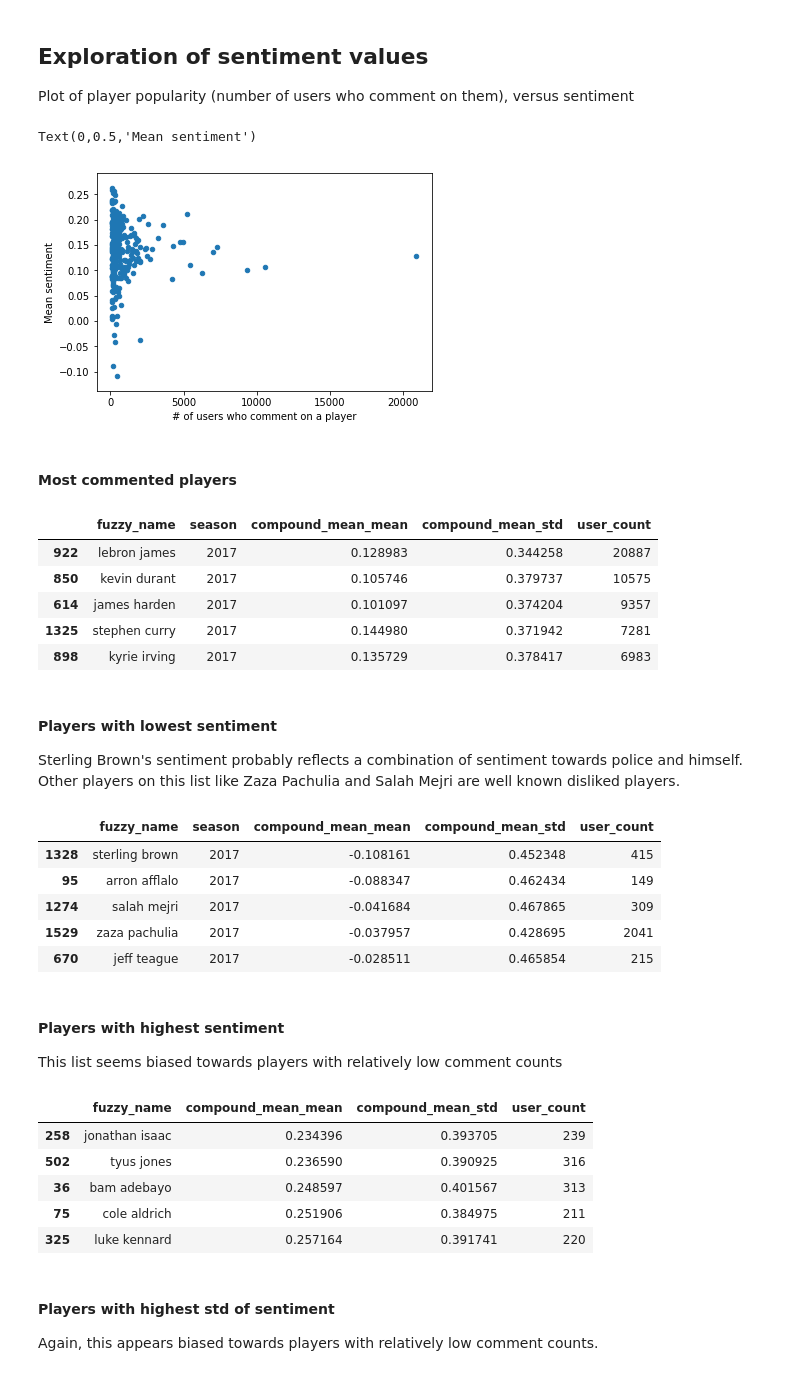
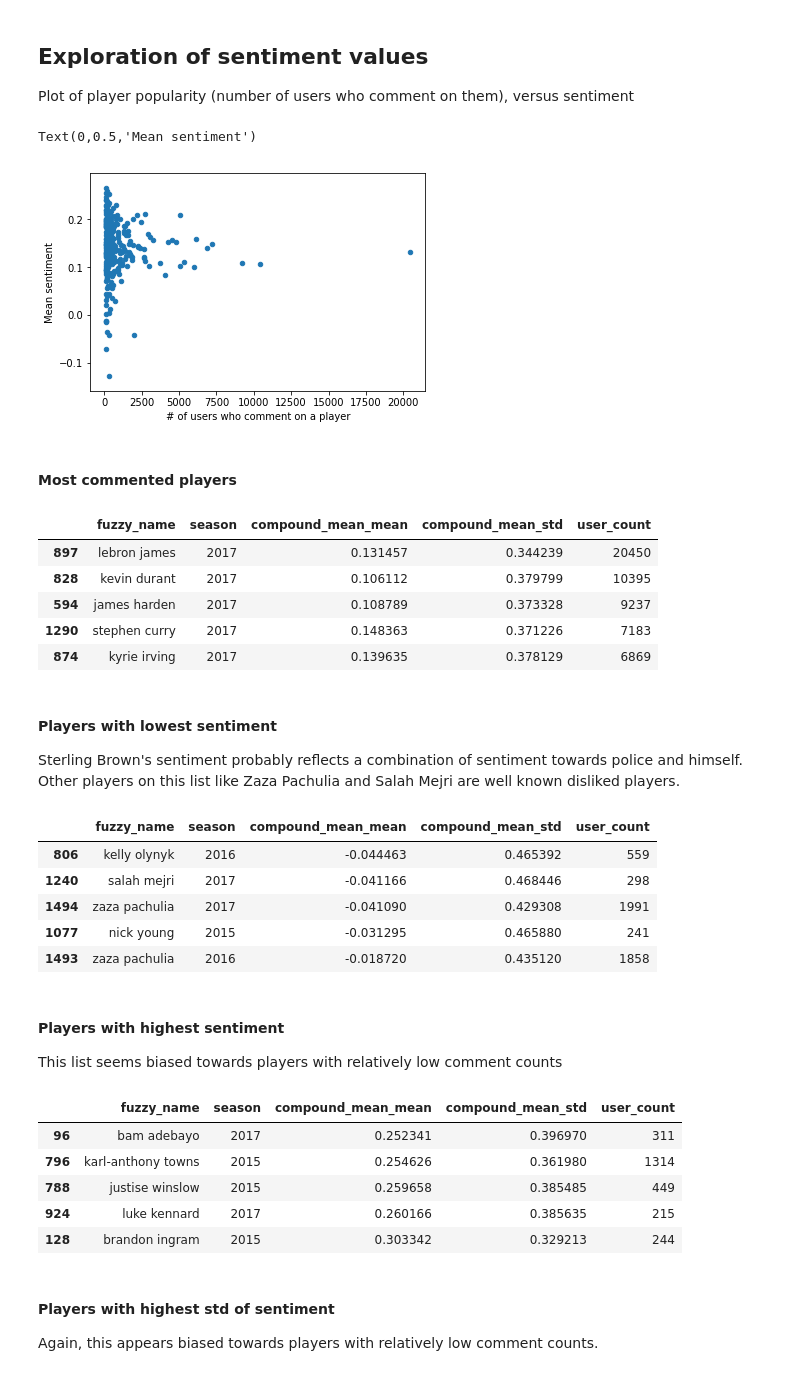
Before and after one commit to map222/trailofpapers, a Jupyter notebook: sentiment_sports/nba-sentiment.ipynb, the cells around one changed output. Drawn from its saved outputs; the diff is of its cells as text; code cells hidden in the pictures.

```diff
--- a/sentiment_sports/nba-sentiment.ipynb
+++ b/sentiment_sports/nba-sentiment.ipynb
@@ -265,11 +293,19 @@ name_map = {name:'unclear' for name in ['rivers', 'bird', 'draymond sessions', '
                     'walton walton', 'nene kanter', 'courtney love', 'george will', 'charles charles', 'jason aaron', 'lebron jae',
                     'sterling lebron', 'bobby lebron', 'damien', 'cleveland', 'cleveland cleveland', 'ben ben', 'martin', "o'bryant",
                                        'sam sam', 'shaquille shaquille', 'blue', 'jamal curry', 'david westbrook', 'griffin baker', 'chris pau',
-                                       'jimmy tyler', 'jamal curry', 'jamal curry' 'london','jackson tatum']}
-name_map.update({'giannis':'giannis antetokounmpo',
-                'kd':'kevin durant',
-                 'lbj':'lebron james',
-                 'lma':'lamarcus aldridge'})
+                                       'jimmy tyler', 'jamal curry', 'jamal curry' 'london','jackson tatum', 'ball']}
+name_map.update({'giannis':'giannis antetokounmpo', 'kd':'kevin durant', 'kd kd': 'kevin durant',
+                 'lbj':'lebron james', 'lma':'lamarcus aldridge',
+                 'shump': 'iman shumpert', 'blake': 'blake griffin',
+                 'kat': 'karl-anthony towns', 'dwight': 'dwight howard',
+                 'boogie':'demarcus cousins', 'demar': 'demar derozan',
+                'klove':'kevin love', 'cj': 'c.j. mccollum', 'shabazz': 'shabazz muhammad',
+                'ingram': 'brandon ingram', 'manu': 'manu ginobili', 'thon': 'thon maker',
+                'simmons': 'ben simmons', 'ben': 'ben simmons',
+                'wade': 'dwyane wade', 'wall': 'john wall', 'nance jr': 'larry nance',
+                 'mbah moute': 'luc mbah a moute', 'luc': 'luc mbah a moute',
+                'lin': 'jeremy lin', 'iggy':'andre igoudala',
+                'hayward': 'gordon hayward'})
 # %%
 %%time
 nba2017_df['fuzzy_name'] = nba2017_df.apply(lambda row: name_map[row['str_entities']] if row['str_entities'] in name_map else row['fuzzy_name'], axis=1)
@@ -288,7 +319,7 @@ Remove players whose names have implicit sentiment
 senti_players = ['jerian grant', 'jerami grant', 'marcus smart', 'justin holiday','jrue holiday', 'kevin love', 'derrick favors']
 nba2017_df = nba2017_df[nba2017_df['fuzzy_name'].apply(lambda row: row not in senti_players)]
 nba2016_df = nba2016_df[nba2016_df['fuzzy_name'].apply(lambda row: row not in senti_players)]
-nba2015_df = nba2016_df[nba2015_df['fuzzy_name'].apply(lambda row: row not in senti_players)]
+nba2015_df = nba2015_df[nba2015_df['fuzzy_name'].apply(lambda row: row not in senti_players)]
 # %%
 nba_df = pd.concat([nba2015_df, nba2016_df, nba2017_df])
 # %% [output]
@@ -336,44 +367,44 @@ plt.xlabel('# of users who comment on a player')
 plt.ylabel('Mean sentiment')
 # %% [output]
 Text(0,0.5,'Mean sentiment')
-[figure, old version]
+[figure, new version]
 # %% [markdown]
 #### Most commented players
 # %%
 player_sentiment_df.query('season ==2017').sort_values('user_count', ascending=False).head()
 # %% [output]
 |  | fuzzy_name | season | compound_mean_mean | compound_mean_std | user_count |
-| 922 | lebron james | 2017 | 0.128983 | 0.344258 | 20887 |
-| 850 | kevin durant | 2017 | 0.105746 | 0.379737 | 10575 |
-| 614 | james harden | 2017 | 0.101097 | 0.374204 | 9357 |
-| 1325 | stephen curry | 2017 | 0.144980 | 0.371942 | 7281 |
-| 898 | kyrie irving | 2017 | 0.135729 | 0.378417 | 6983 |
+| 897 | lebron james | 2017 | 0.131457 | 0.344239 | 20450 |
+| 828 | kevin durant | 2017 | 0.106112 | 0.379799 | 10395 |
+| 594 | james harden | 2017 | 0.108789 | 0.373328 | 9237 |
+| 1290 | stephen curry | 2017 | 0.148363 | 0.371226 | 7183 |
+| 874 | kyrie irving | 2017 | 0.139635 | 0.378129 | 6869 |
 # %% [markdown]
 #### Players with lowest sentiment
 Sterling Brown's sentiment probably reflects a combination of sentiment towards police and himself. Other players on this list like Zaza Pachulia and Salah Mejri are well known disliked players.
 # %%
-player_sentiment_df.query('user_count > 100 and season == 2017').sort_values('compound_mean_mean').head()
+player_sentiment_df.query('user_count > 200').sort_values('compound_mean_mean').head()
 # %% [output]
 |  | fuzzy_name | season | compound_mean_mean | compound_mean_std | user_count |
-| 1328 | sterling brown | 2017 | -0.108161 | 0.452348 | 415 |
-| 95 | arron afflalo | 2017 | -0.088347 | 0.462434 | 149 |
-| 1274 | salah mejri | 2017 | -0.041684 | 0.467865 | 309 |
-| 1529 | zaza pachulia | 2017 | -0.037957 | 0.428695 | 2041 |
-| 670 | jeff teague | 2017 | -0.028511 | 0.465854 | 215 |
+| 806 | kelly olynyk | 2016 | -0.044463 | 0.465392 | 559 |
+| 1240 | salah mejri | 2017 | -0.041166 | 0.468446 | 298 |
+| 1494 | zaza pachulia | 2017 | -0.041090 | 0.429308 | 1991 |
+| 1077 | nick young | 2015 | -0.031295 | 0.465880 | 241 |
+| 1493 | zaza pachulia | 2016 | -0.018720 | 0.435120 | 1858 |
 # %%
 player_sentiment_df = player_sentiment_df.query('fuzzy_name != "sterling brown"')
 # %% [markdown]
 #### Players with highest sentiment
 This list seems biased towards players with relatively low comment counts
 # %%
-player_sentiment_df.query('user_count > 200 and season == 2017').sort_values('compound_mean_mean').tail(5)
+player_sentiment_df.query('user_count > 200').sort_values('compound_mean_mean').tail(5)
 # %% [output]
-|  | fuzzy_name | compound_mean_mean | compound_mean_std | user_count |
-| 258 | jonathan isaac | 0.234396 | 0.393705 | 239 |
-| 502 | tyus jones | 0.236590 | 0.390925 | 316 |
-| 36 | bam adebayo | 0.248597 | 0.401567 | 313 |
-| 75 | cole aldrich | 0.251906 | 0.384975 | 211 |
-| 325 | luke kennard | 0.257164 | 0.391741 | 220 |
+|  | fuzzy_name | season | compound_mean_mean | compound_mean_std | user_count |
+| 96 | bam adebayo | 2017 | 0.252341 | 0.396970 | 311 |
+| 796 | karl-anthony towns | 2015 | 0.254626 | 0.361980 | 1314 |
+| 788 | justise winslow | 2015 | 0.259658 | 0.385485 | 449 |
+| 924 | luke kennard | 2017 | 0.260166 | 0.385635 | 215 |
+| 128 | brandon ingram | 2015 | 0.303342 | 0.329213 | 244 |
 # %% [markdown]
 #### Players with highest std of sentiment
 Again, this appears biased towards players with relatively low comment counts.
```
Also changed, not shown: parts of 43 cells of this notebook, 1 other file.
